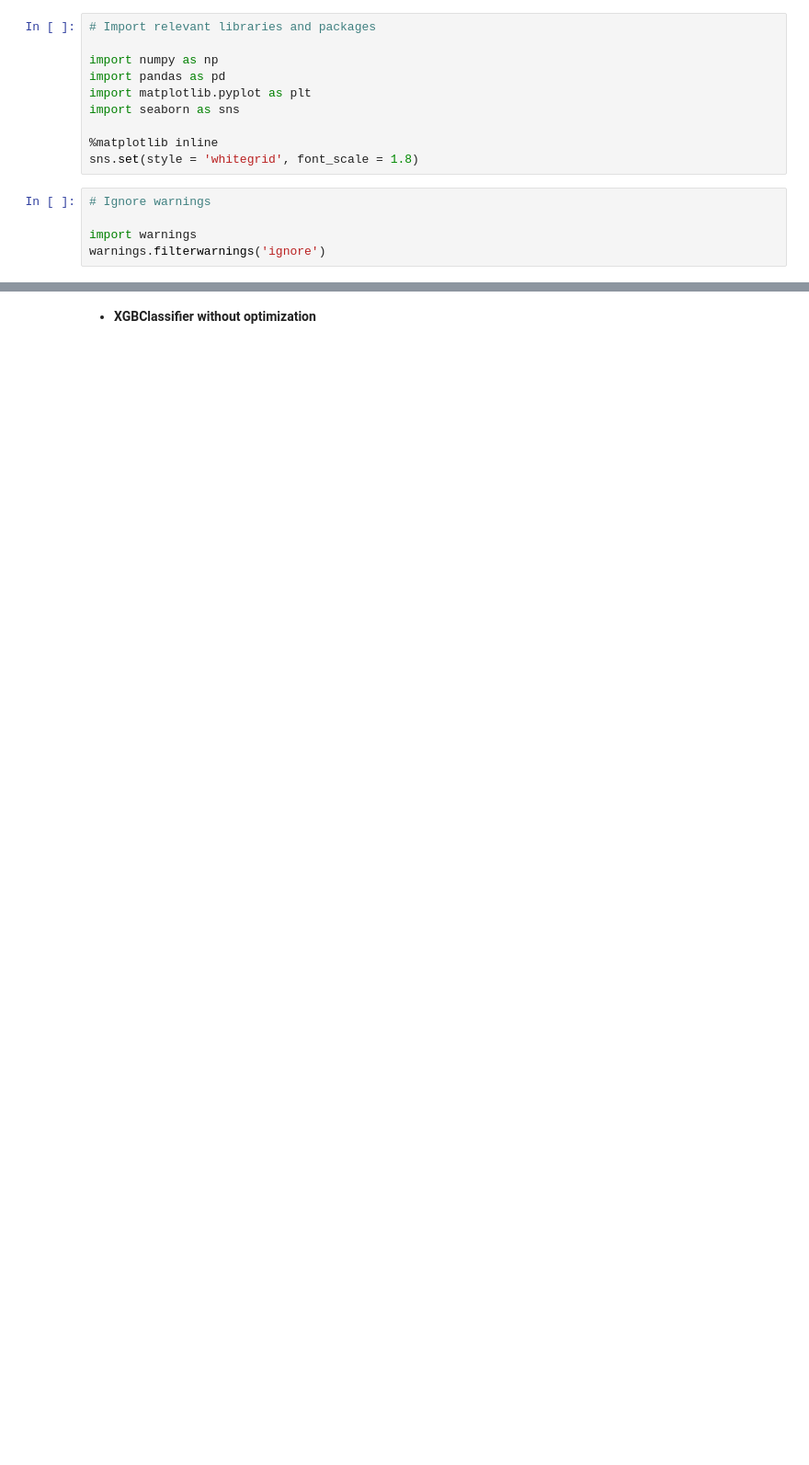
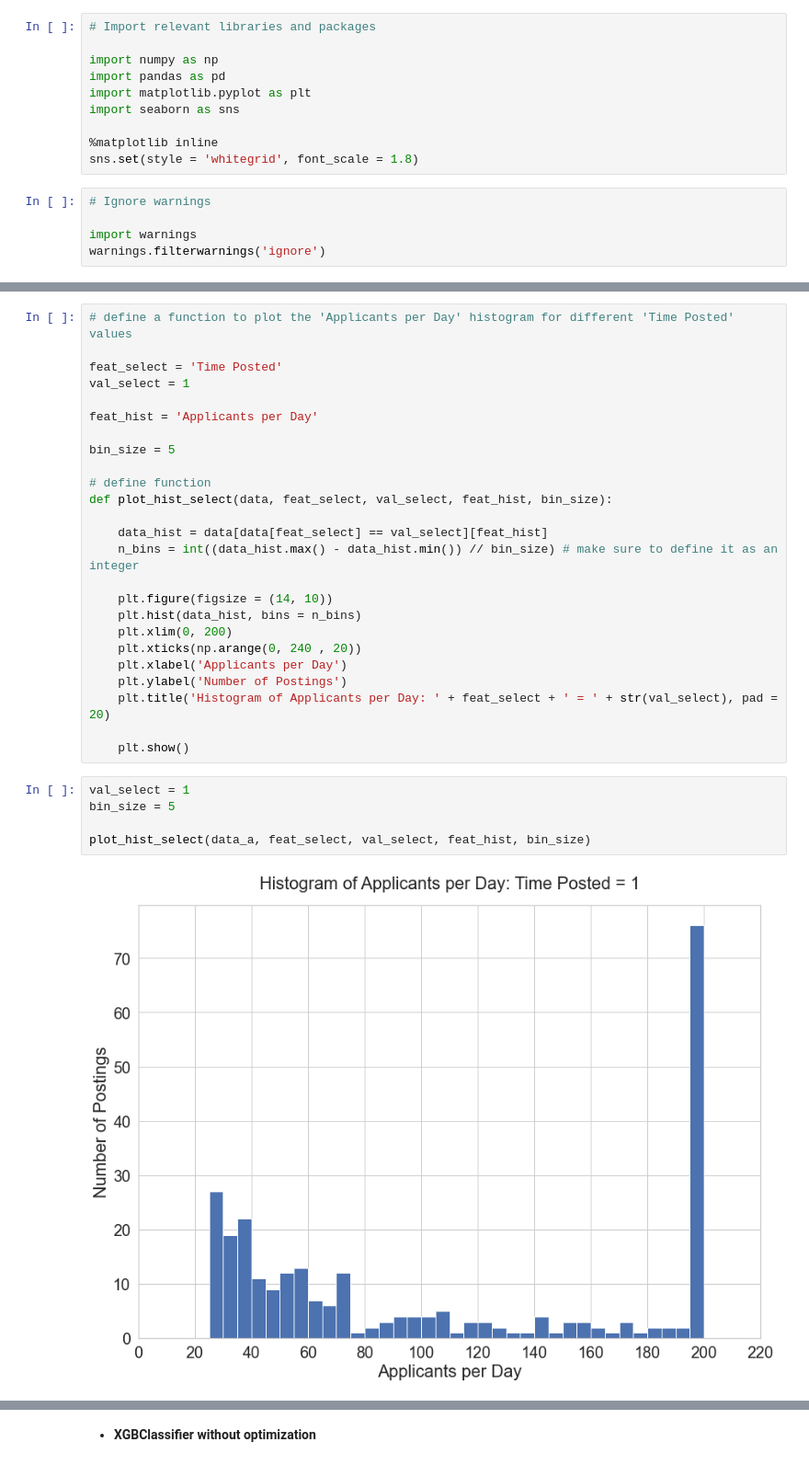
Before and after one commit to marin-stoytchev/Springboard-projects, a Jupyter notebook: CapstoneProject_3/capstone_project3_model.ipynb, the cells around one changed output, grey strips where cells are left out. Shown at 92% size. Drawn from its saved outputs; the diff is of its cells as text; blank space fills up the shorter version.

```diff
--- a/CapstoneProject_3/capstone_project3_model.ipynb
+++ b/CapstoneProject_3/capstone_project3_model.ipynb
@@ -356,0 +180,32 @@ X_train, X_test, y_train, y_test = train_test_split(X, y, test_size = 0.20, rand
+# %%
+# define a function to plot the 'Applicants per Day' histogram for different 'Time Posted' values
+
+feat_select = 'Time Posted'
+val_select = 1
+
+feat_hist = 'Applicants per Day'
+
+bin_size = 5
+
+# define function
+def plot_hist_select(data, feat_select, val_select, feat_hist, bin_size):
+
+    data_hist = data[data[feat_select] == val_select][feat_hist]
+    n_bins = int((data_hist.max() - data_hist.min()) // bin_size) # make sure to define it as an integer
+
+    plt.figure(figsize = (14, 10))
+    plt.hist(data_hist, bins = n_bins)
+    plt.xlim(0, 200)
+    plt.xticks(np.arange(0, 240 , 20))
+    plt.xlabel('Applicants per Day')
+    plt.ylabel('Number of Postings')
+    plt.title('Histogram of Applicants per Day: ' + feat_select + ' = ' + str(val_select), pad = 20)
+
+    plt.show()
+# %%
+val_select = 1
+bin_size = 5
+
+plot_hist_select(data_a, feat_select, val_select, feat_hist, bin_size)
+# %% [output]
+[figure, added]
```
Also changed, not shown: parts of 361 cells of this notebook.
